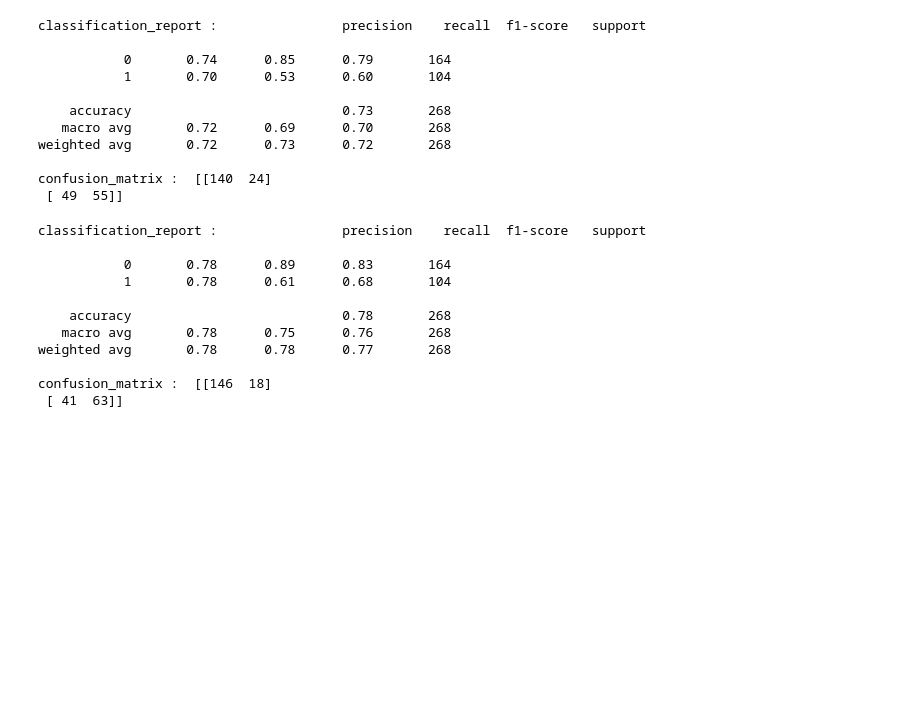
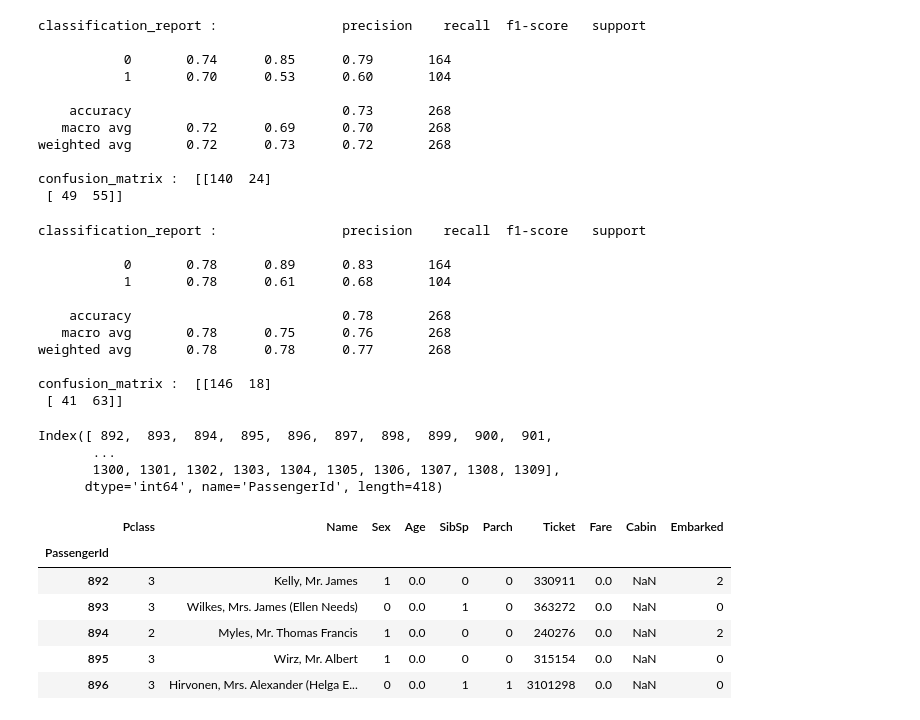
Before and after one commit to Jay-Thoriya/All-ML-Models, a Jupyter notebook: titanic/Untitled.ipynb, the cells around one changed output. Drawn from its saved outputs; the diff is of its cells as text; code cells hidden in the pictures; blank space fills up the shorter version.

Commit message:
finding prediction using test data set & create a submission file

```diff
--- a/titanic/Untitled.ipynb
+++ b/titanic/Untitled.ipynb
@@ -73,6 +78,8 @@ Embarked         2
 dtype: int64
 # %%
 df = df.replace({"Embarked":{'S':0, 'C':1, 'Q':2,'nan':0}})
+# %%
+test_data = test_data.replace({"Embarked":{'S':0, 'C':1, 'Q':2,'nan':0}})
 # %%
 df.head()
 # %% [output]
@@ -130,6 +137,16 @@ for i in df['Age']:
         df['Age'] = df['Age'].replace(i,2)
     else:
         df['Age'] = df['Age'].replace(i,3)
+# %%
+for i in test_data['Age']:
+    if i < 18:
+        test_data['Age'] = test_data['Age'].replace(i,0)
+    elif i >= 18 and i < 40:
+        test_data['Age'] = test_data['Age'].replace(i,1)
+    elif i >= 40 and i < 60:
+        test_data['Age'] = test_data['Age'].replace(i,2)
+    else:
+        test_data['Age'] = test_data['Age'].replace(i,3)
 # %%
 df.describe()
 # %% [output]
@@ -152,6 +169,16 @@ for i in df['Fare']:
         df['Fare'] = df['Fare'].replace(i,2)
     else:
         df['Fare'] = df['Fare'].replace(i,3)
+# %%
+for i in test_data['Fare']:
+    if i < 128:
+        test_data['Fare'] = test_data['Fare'].replace(i,0)
+    elif i >= 128 and i < 256:
+        test_data['Fare'] = test_data['Fare'].replace(i,1)
+    elif i >= 256 and i < 384:
+        test_data['Fare'] = test_data['Fare'].replace(i,2)
+    else:
+        test_data['Fare'] = test_data['Fare'].replace(i,3)
 # %%
 df.head()
 # %% [output]
@@ -308,3 +335,22 @@ weighted avg       0.78      0.78      0.77       268
 
 confusion_matrix :  [[146  18]
  [ 41  63]]
+# %%
+test_data.set_index('PassengerId', inplace=True)
+# %%
+test_data.index
+# %% [output]
+Index([ 892,  893,  894,  895,  896,  897,  898,  899,  900,  901,
+       ...
+       1300, 1301, 1302, 1303, 1304, 1305, 1306, 1307, 1308, 1309],
+      dtype='int64', name='PassengerId', length=418)
+# %%
+test_data.head()
+# %% [output]
+|  | Pclass | Name | Sex | Age | SibSp | Parch | Ticket | Fare | Cabin | Embarked |
+| PassengerId |  |  |  |  |  |  |  |  |  |  |
+| 892 | 3 | Kelly, Mr. James | 1 | 0.0 | 0 | 0 | 330911 | 0.0 | NaN | 2 |
+| 893 | 3 | Wilkes, Mrs. James (Ellen Needs) | 0 | 0.0 | 1 | 0 | 363272 | 0.0 | NaN | 0 |
+| 894 | 2 | Myles, Mr. Thomas Francis | 1 | 0.0 | 0 | 0 | 240276 | 0.0 | NaN | 2 |
+| 895 | 3 | Wirz, Mr. Albert | 1 | 0.0 | 0 | 0 | 315154 | 0.0 | NaN | 0 |
+| 896 | 3 | Hirvonen, Mrs. Alexander (Helga E... | 0 | 0.0 | 1 | 1 | 3101298 | 0.0 | NaN | 0 |
```
Also changed, not shown: parts of 14 cells of this notebook.
